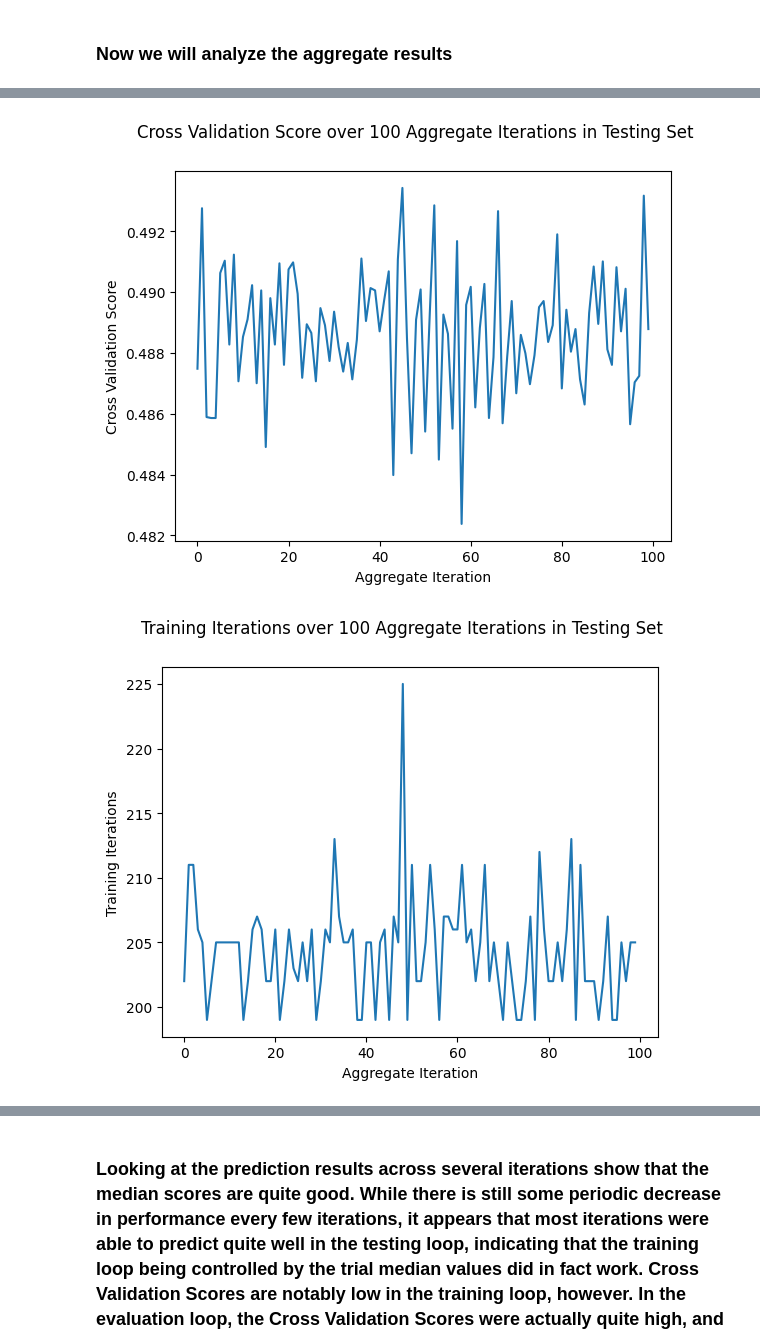
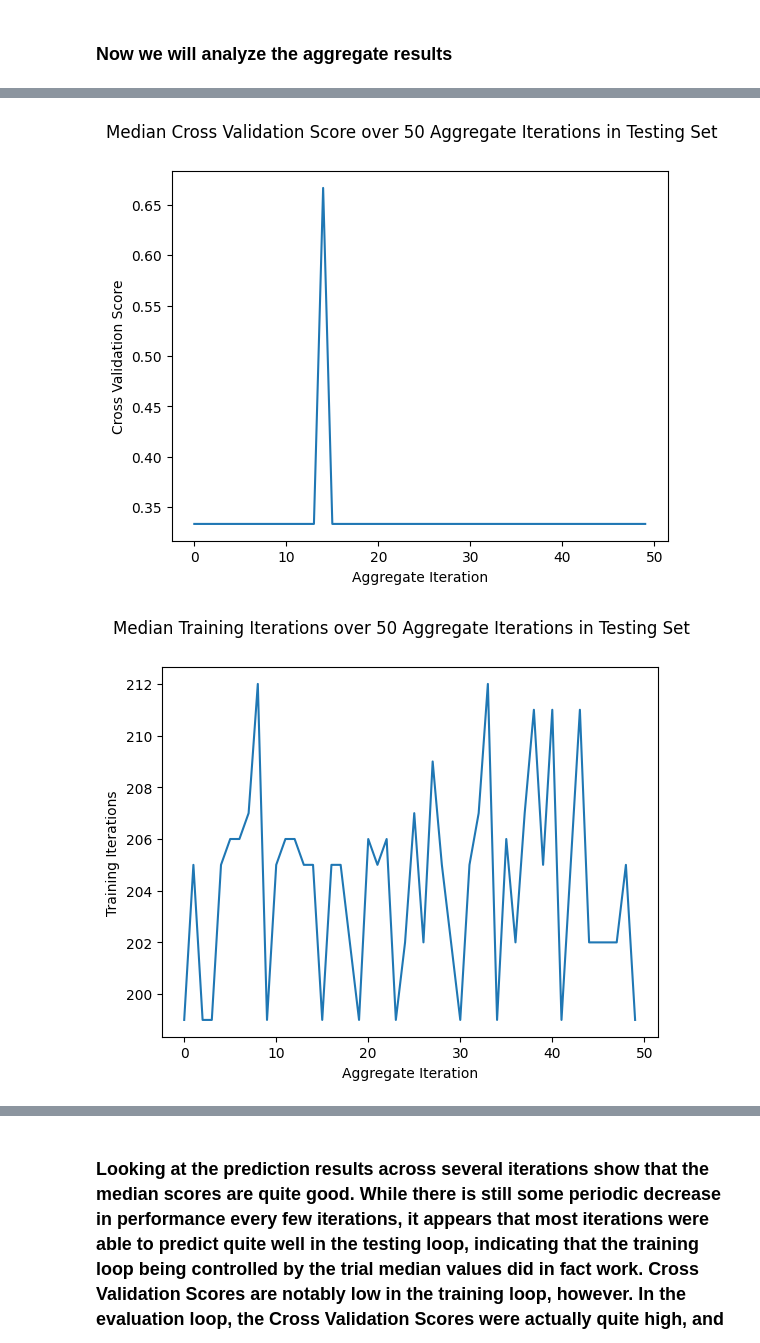
Before and after one commit to kjeeth04/NBA-pred, a Jupyter notebook: SGD.ipynb, the cells around one changed output, grey strips where cells are left out. Drawn from its saved outputs; the diff is of its cells as text; code cells hidden in the pictures.

Commit message:
changed sgd test

```diff
--- a/SGD.ipynb
+++ b/SGD.ipynb
@@ -329,4 +329,9 @@ Training Iterations: 205
 # %%
+#Creating Test Control (Boston Celtics, winners of the 2023-2024 NBA Finals)
+df_test = pd.read_csv("./Data/cleaned_data.csv", delimiter = '\t')
+df_test = df_test[df_test['Tm'] == 'BOS']
+df_test = df_test.drop(columns=['Tm'])
+
 #Arrays for gathering evaluation statistics
 acc_list = list()
 f1_list = list()
@@ -336,31 +341,16 @@ cross_val_list = list()
 
 #Testing Loop
 for k in range(10000, 10050):
-    #Getting random sample, and splitting into two teams
-    df_test = df_main.sample(n=30, random_state = k)
-    df_test_A = df_test.iloc[:15, :].copy()
-    df_test_B = df_test.iloc[15:, :].copy()
+    #Getting random sample, and copying Celtics (Test) data
+    df_test_A = df_test.copy()
+    df_test_B = df_main.sample(n=15, random_state = k).copy()
 
-    #Checking to see either team happens to be the all star team
-    if (set(df_all_stars['Player']) == set(df_test_A['Player']) or set(df_all_stars['Player']) == set(df_test_B['Player'])):
+    df_test_A['Winner'] = 1
+    df_test_B['Winner'] = 0
+
+    #Checking to see if random team happens to be the all star team
+    if (set(df_all_stars['Player']) == set(df_test_B['Player'])):
         print(f"All star team was randomly selected in iteration {k}. Skipping iteration")
-        continue
-
-    #Getting the average score, and comparing scores to assign a winning and losing team
-    score_A = np.mean(df_test_A['PTS'])
-    score_B = np.mean(df_test_B['PTS'])
-
-    if score_A > score_B:
-        df_test_A['Winner'] = 1
-        df_test_B['Winner'] = 0
-
-    elif score_A < score_B:
-        df_test_A['Winner'] = 0
-        df_test_B['Winner'] = 1
-
-    #In the event of a tie
-    else:
-        print(f"Theoretical tie in iteration {k}. Skipping iteration")
         continue
 
     #Dropping 'PTS' and 'Player' column from both dfs, and merging them back together
@@ -978,6 +960,6 @@ df_test
 for metric in list(df_test.columns)[1:]:
     plt.figure()
     sns.lineplot(data = df_test, x = "Aggregate Iteration", y = metric)
-    plt.suptitle(f"{metric} over 100 Aggregate Iterations in Testing Set")
+    plt.suptitle(f"Median {metric} over 50 Aggregate Iterations in Testing Set")
     plt.savefig(f"./Figures/SGD/{metric}_test_performance.png", dpi=100, bbox_inches = "tight")
 # %% [output]
@@ -988,5 +970,5 @@ for metric in list(df_test.columns)[1:]:
-[figure, old version]
+[figure, new version]
-[figure, old version]
+[figure, new version]
 # %%
 #Outputting Median Final Testing Statistics
 print(f"Testing Median Accuracy: {np.median(test_acc_list)}\nTesting Median F1-Score: {np.median(test_f1_list)}\nFinal Median Precision: {np.median(test_prec_list)}\nFinal Median Recall: {np.median(test_recall_list)}\nFinal Median Cross Validation Score: {np.median(test_cross_val_list)}\nMedian Training Iteractions: {np.median(train_iterations_list)}")
```
Also changed, not shown: parts of 19 cells of this notebook, 21 other files.
